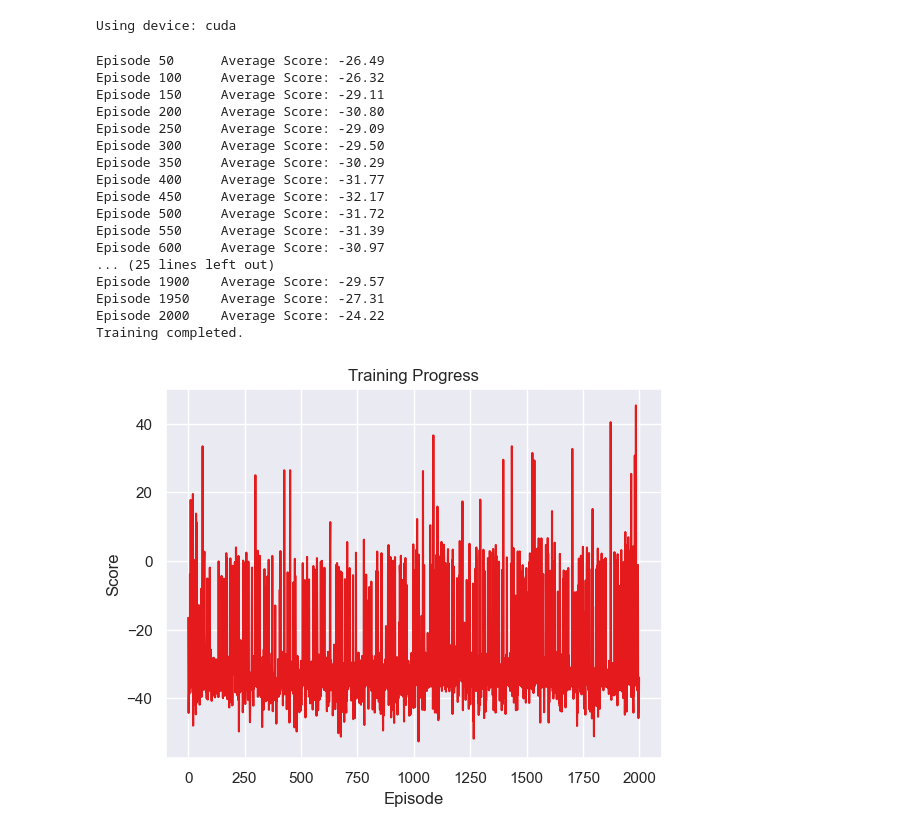
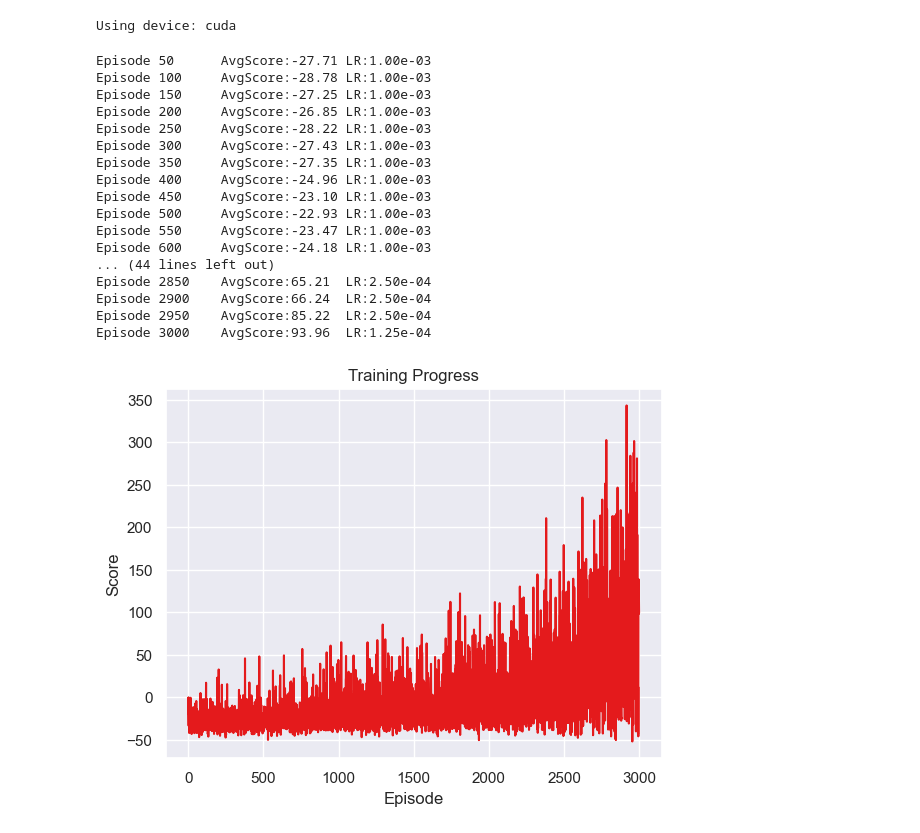
Before and after one commit to faendal/SnakeGameDQL, a Jupyter notebook: Game.ipynb, the cells around one changed output. Drawn from its saved outputs; the diff is of its cells as text; code cells hidden in the pictures.

```diff
--- a/Game.ipynb
+++ b/Game.ipynb
@@ -8,36 +8,28 @@ print(f"Using device: {device}")
 # %% [output]
 Using device: cuda
 # %%
-trainer = GameTrainer(
-    n_episodes=2000,
-    update_every=4,
-    buffer_size=100000,
-    batch_size=256,
-    gamma=0.99,
-    lr=1e-3,
-    tau=5e-3,
-)
+trainer = GameTrainer(n_episodes=3000)
 trainer.train()
 trainer.save_model("snake_dqn.pth")
 # %% [output]
-Episode 50      Average Score: -26.49
-Episode 100     Average Score: -26.32
-Episode 150     Average Score: -29.11
-Episode 200     Average Score: -30.80
-Episode 250     Average Score: -29.09
-Episode 300     Average Score: -29.50
-Episode 350     Average Score: -30.29
-Episode 400     Average Score: -31.77
-Episode 450     Average Score: -32.17
-Episode 500     Average Score: -31.72
-Episode 550     Average Score: -31.39
-Episode 600     Average Score: -30.97
-... (25 lines left out)
-Episode 1900    Average Score: -29.57
-Episode 1950    Average Score: -27.31
-Episode 2000    Average Score: -24.22
-Training completed.
+Episode 50      AvgScore:-27.71 LR:1.00e-03
+Episode 100     AvgScore:-28.78 LR:1.00e-03
+Episode 150     AvgScore:-27.25 LR:1.00e-03
+Episode 200     AvgScore:-26.85 LR:1.00e-03
+Episode 250     AvgScore:-28.22 LR:1.00e-03
+Episode 300     AvgScore:-27.43 LR:1.00e-03
+Episode 350     AvgScore:-27.35 LR:1.00e-03
+Episode 400     AvgScore:-24.96 LR:1.00e-03
+Episode 450     AvgScore:-23.10 LR:1.00e-03
+Episode 500     AvgScore:-22.93 LR:1.00e-03
+Episode 550     AvgScore:-23.47 LR:1.00e-03
+Episode 600     AvgScore:-24.18 LR:1.00e-03
+... (44 lines left out)
+Episode 2850    AvgScore:65.21  LR:2.50e-04
+Episode 2900    AvgScore:66.24  LR:2.50e-04
+Episode 2950    AvgScore:85.22  LR:2.50e-04
+Episode 3000    AvgScore:93.96  LR:1.25e-04
-[figure, old version]
+[figure, new version]
 # %%
 player = GamePlayer(model_path="snake_dqn.pth", fps=50)
 # %%
```
Also changed, not shown: parts of 1 cell of this notebook, 7 other files.
